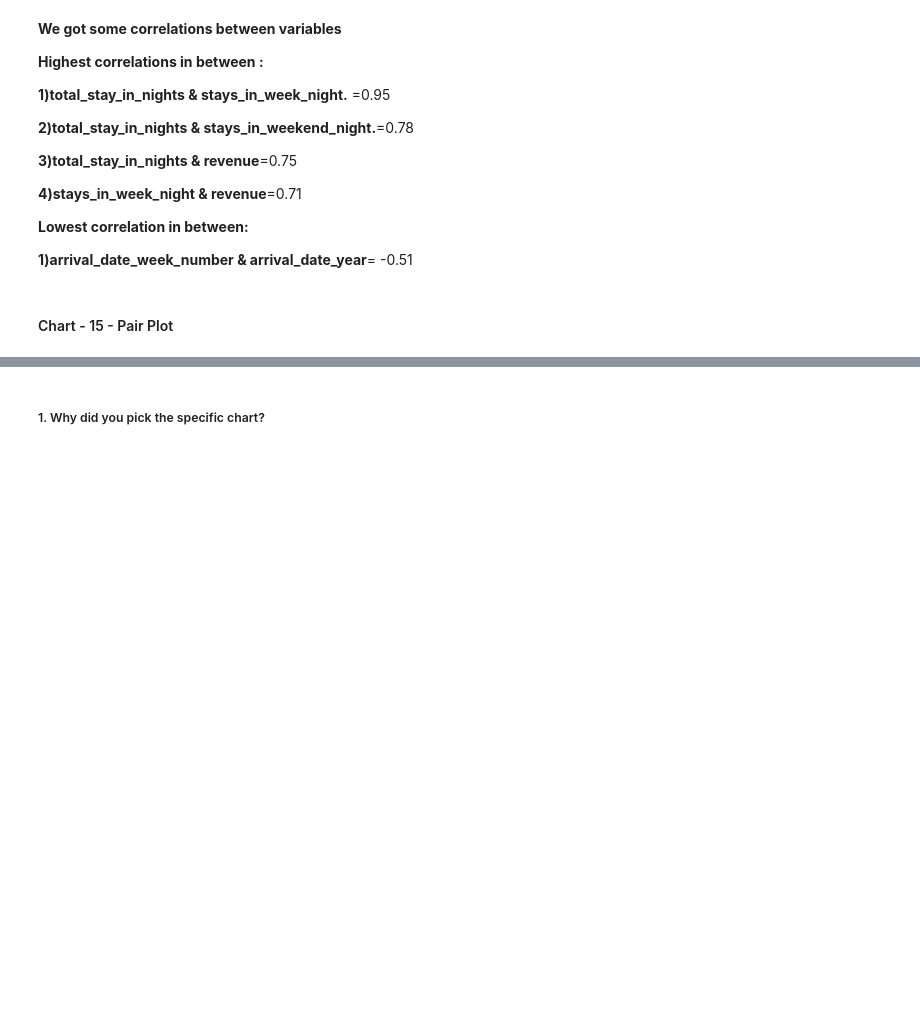
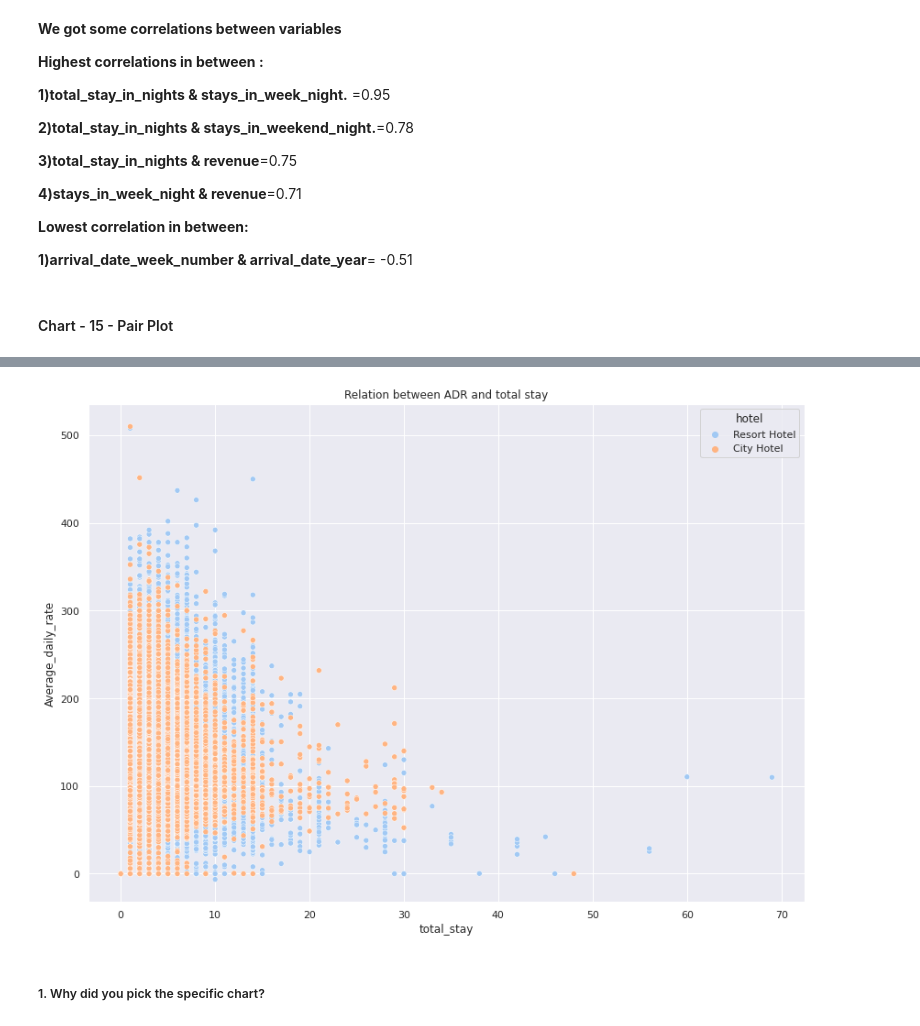
Before and after one commit to Ganeshbhavale/EDA-Hotel-Booking-Analysis., a Jupyter notebook: Ganesh_EDA_Hotel_Booking_Project_.ipynb, the cells around one changed output, grey strips where cells are left out. Cells and saved outputs as stored; diff of their text form; code cells hidden in the pictures; blank space fills up the shorter version.

```diff
--- a/Ganesh_EDA_Hotel_Booking_Project_.ipynb
+++ b/Ganesh_EDA_Hotel_Booking_Project_.ipynb
@@ -1100,3 +1111,10 @@ sns.heatmap(Hotel_data_df_1.corr(), annot=True, ax=ax);
+# %%
+#plot again
+plt.figure(figsize=(14,10))
+sns.scatterplot(x=Hotel_data_df_1['total_stay'],y=Hotel_data_df_1['Average_daily_rate'],hue=Hotel_data_df_1['hotel'])
+plt.title('Relation between ADR and total stay');
+# %% [output]
+[figure, added]
 # %% [markdown]
 ##### 1. Why did you pick the specific chart?
 # %% [markdown]
```
Also changed, not shown: parts of 4 cells of this notebook.
